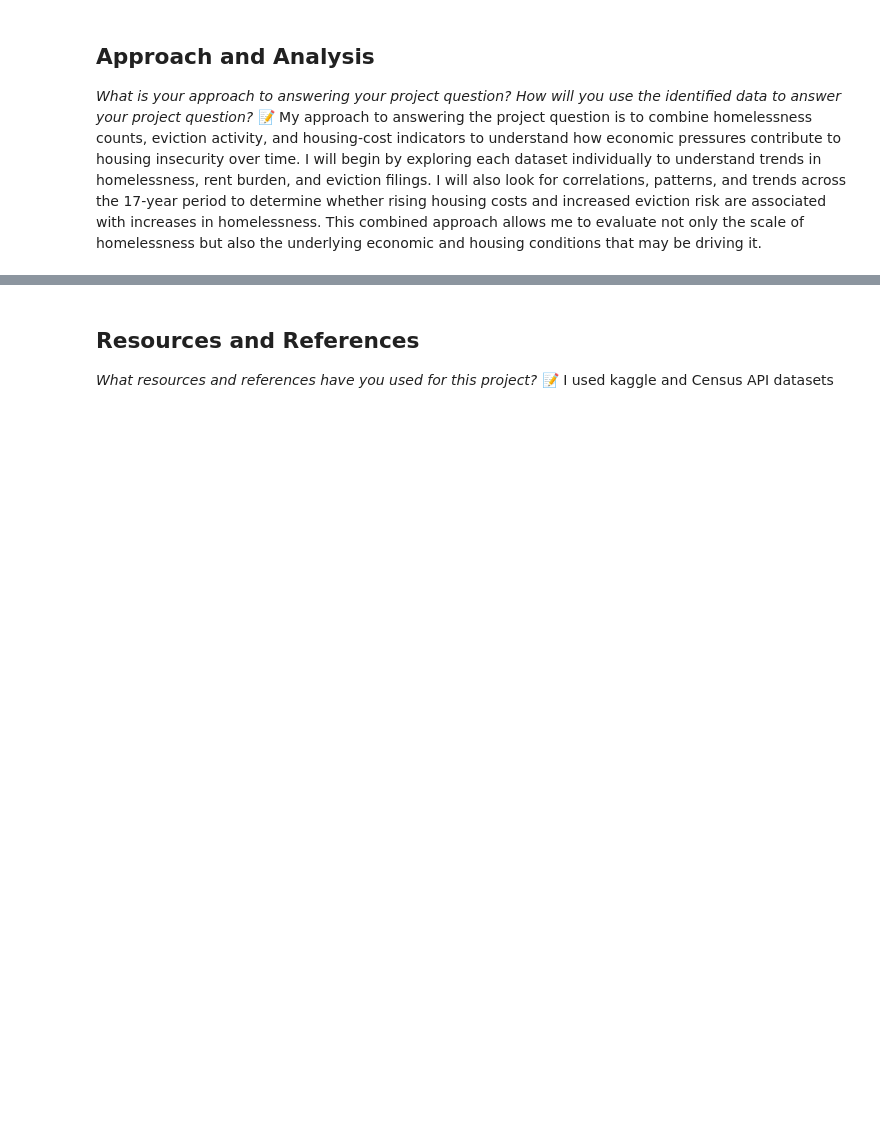
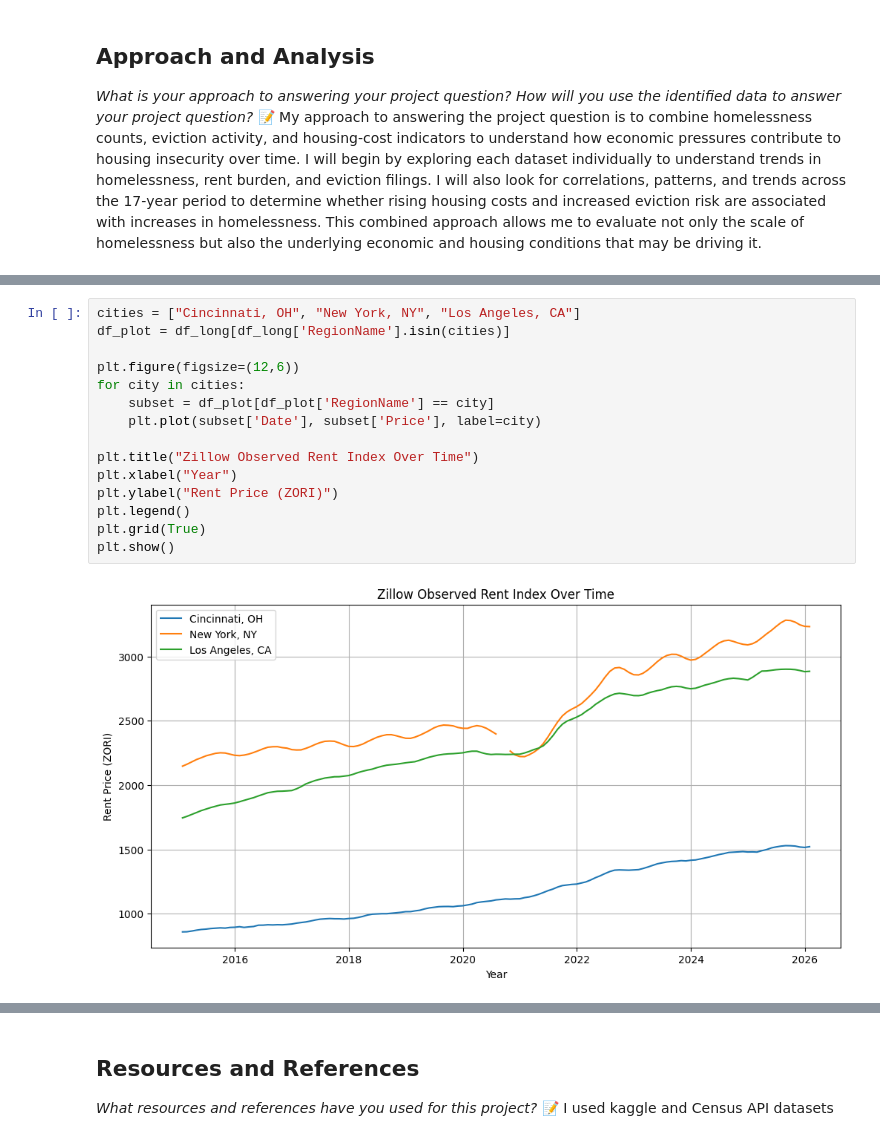
Before and after one commit to IT4063C-Spring26/final-project-emilykjones, a Jupyter notebook: source.ipynb, the cells around one changed output, grey strips where cells are left out. Saved outputs shown, nothing was run; the diff lists cells and outputs as text; blank space fills up the shorter version.

```diff
--- a/source.ipynb
+++ b/source.ipynb
@@ -79,0 +179,17 @@ df.head()
+# %%
+cities = ["Cincinnati, OH", "New York, NY", "Los Angeles, CA"]
+df_plot = df_long[df_long['RegionName'].isin(cities)]
+
+plt.figure(figsize=(12,6))
+for city in cities:
+    subset = df_plot[df_plot['RegionName'] == city]
+    plt.plot(subset['Date'], subset['Price'], label=city)
+
+plt.title("Zillow Observed Rent Index Over Time")
+plt.xlabel("Year")
+plt.ylabel("Rent Price (ZORI)")
+plt.legend()
+plt.grid(True)
+plt.show()
+# %% [output]
+[figure, added]
```
Also changed, not shown: parts of 16 cells of this notebook.
